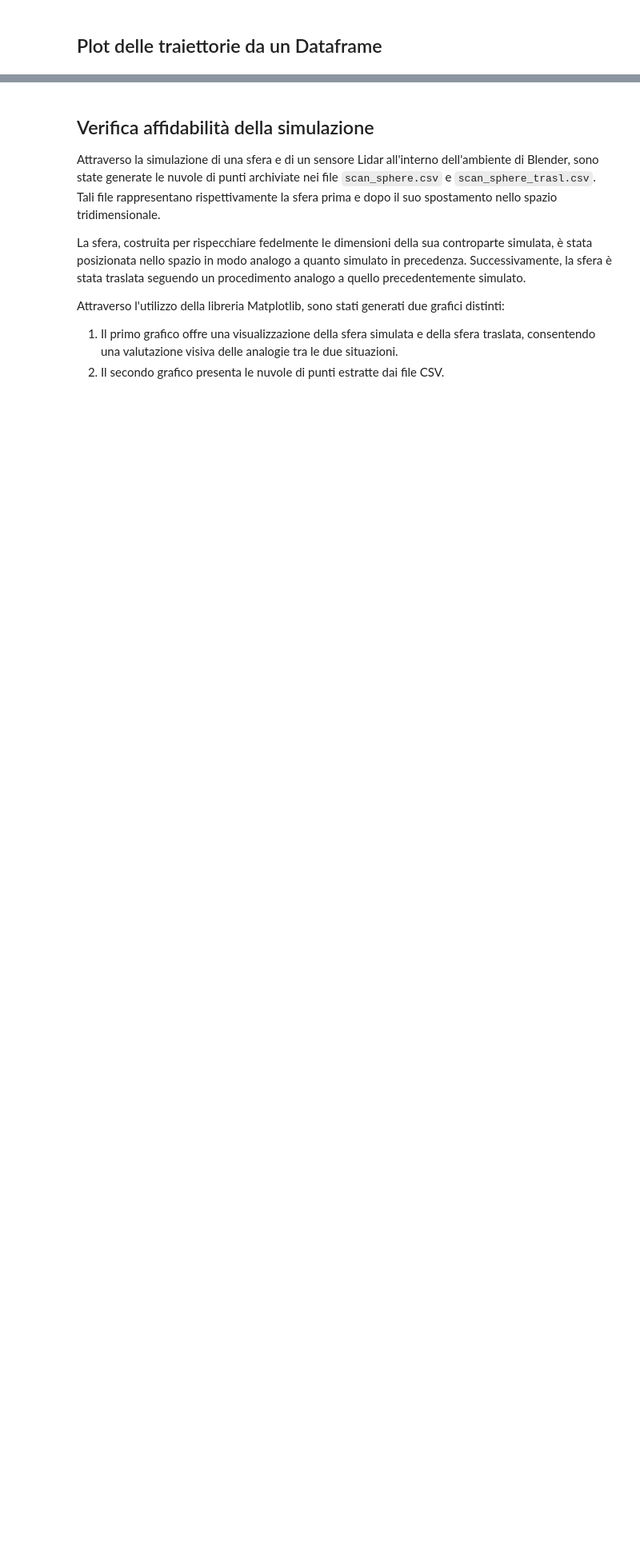
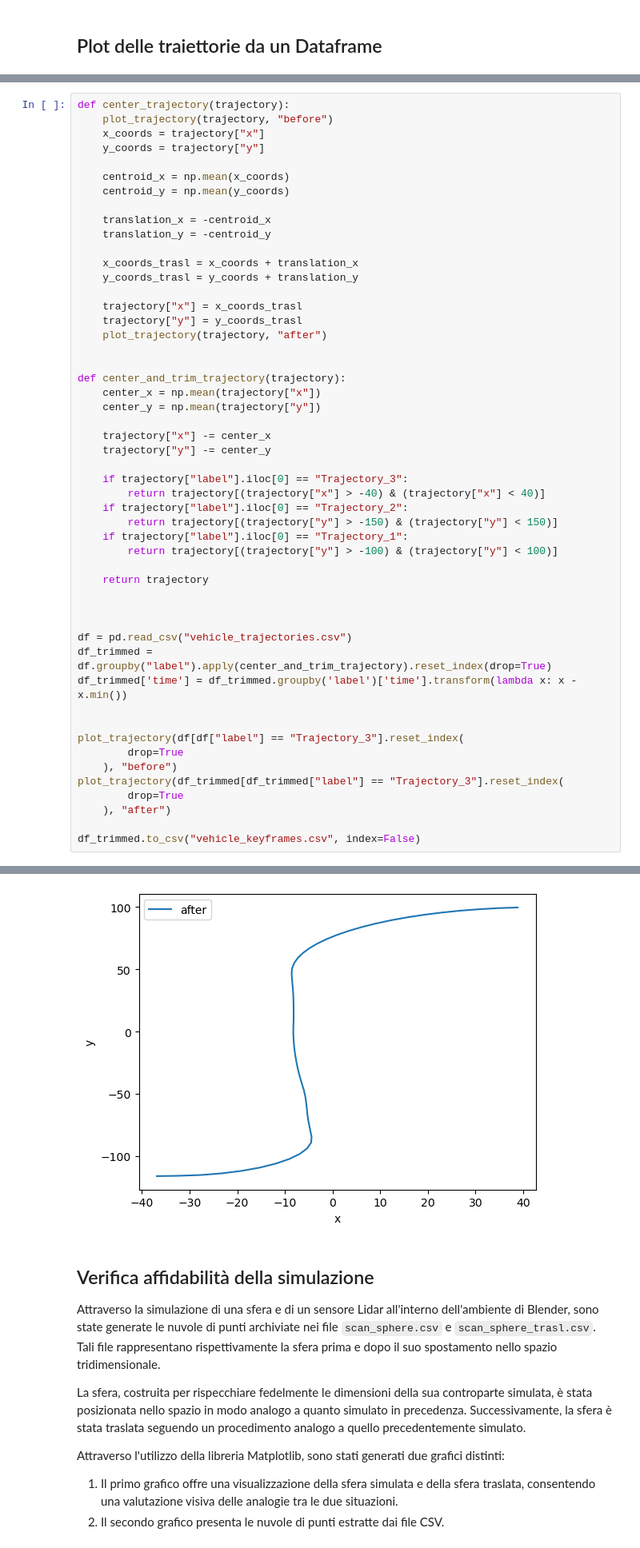
Before and after one commit to mazzaronecristian/blensor_lidar_simulation, a Jupyter notebook: plot_blensor_data.ipynb, the cells around one changed output, grey strips where cells are left out. Shown: that part at 80% size. Cells and saved outputs as stored; diff of their text form; blank space fills up the shorter version.

```diff
--- a/plot_blensor_data.ipynb
+++ b/plot_blensor_data.ipynb
@@ -116,0 +93,52 @@ center_trajectory(trajectories["Trajectory_3"])
+# %%
+def center_trajectory(trajectory):
+    plot_trajectory(trajectory, "before")
+    x_coords = trajectory["x"]
+    y_coords = trajectory["y"]
+
+    centroid_x = np.mean(x_coords)
+    centroid_y = np.mean(y_coords)
+
+    translation_x = -centroid_x
+    translation_y = -centroid_y
+
+    x_coords_trasl = x_coords + translation_x
+    y_coords_trasl = y_coords + translation_y
+
+    trajectory["x"] = x_coords_trasl
+    trajectory["y"] = y_coords_trasl
+    plot_trajectory(trajectory, "after")
+
+
+def center_and_trim_trajectory(trajectory):
+    center_x = np.mean(trajectory["x"])
+    center_y = np.mean(trajectory["y"])
+
+    trajectory["x"] -= center_x
+    trajectory["y"] -= center_y
+
+    if trajectory["label"].iloc[0] == "Trajectory_3":
+        return trajectory[(trajectory["x"] > -40) & (trajectory["x"] < 40)]
+    if trajectory["label"].iloc[0] == "Trajectory_2":
+        return trajectory[(trajectory["y"] > -150) & (trajectory["y"] < 150)]
+    if trajectory["label"].iloc[0] == "Trajectory_1":
+        return trajectory[(trajectory["y"] > -100) & (trajectory["y"] < 100)]
+
+    return trajectory
+
+
+
+df = pd.read_csv("vehicle_trajectories.csv")
+df_trimmed = df.groupby("label").apply(center_and_trim_trajectory).reset_index(drop=True)
+df_trimmed['time'] = df_trimmed.groupby('label')['time'].transform(lambda x: x - x.min())
+
+
+plot_trajectory(df[df["label"] == "Trajectory_3"].reset_index(
+        drop=True
+    ), "before")
+plot_trajectory(df_trimmed[df_trimmed["label"] == "Trajectory_3"].reset_index(
+        drop=True
+    ), "after")
+
+df_trimmed.to_csv("vehicle_keyframes.csv", index=False)
+# %% [output]
@@ -117,3 +146,4 @@ center_trajectory(trajectories["Trajectory_3"])
+[figure, added]
 # %% [markdown]
 ## Verifica affidabilità della simulazione
 
```
Also changed, not shown: parts of 4 cells of this notebook, 3 other files.
